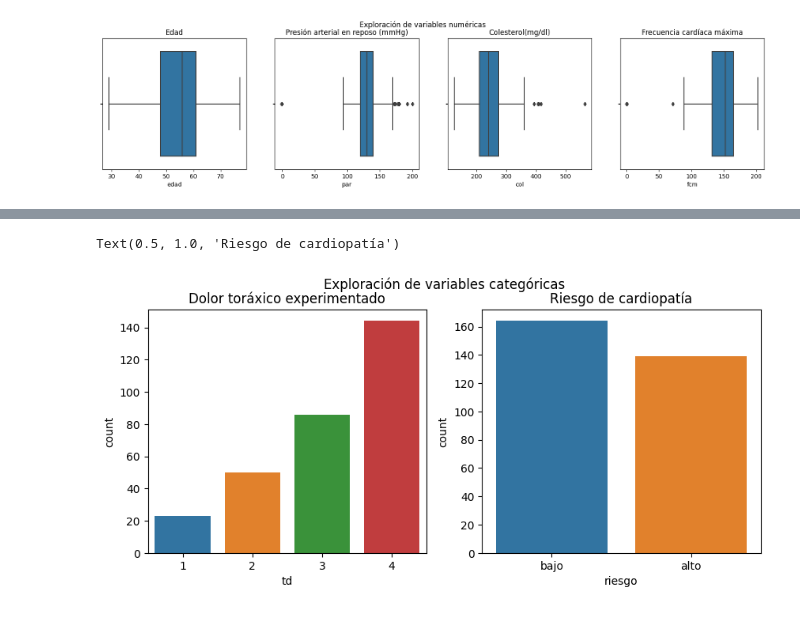
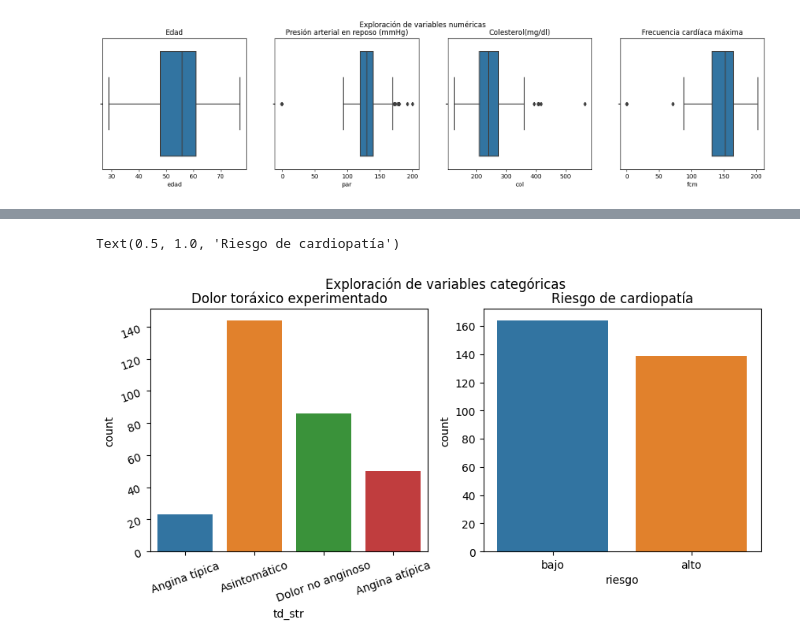
Before and after one commit to FedericoPacheco/tp2-cd, a Jupyter notebook: notebook.ipynb, the cells around one changed output, grey strips where cells are left out. Saved outputs shown, nothing was run; the diff lists cells and outputs as text; code cells hidden in the pictures.

```diff
--- a/notebook.ipynb
+++ b/notebook.ipynb
@@ -45,0 +72,9 @@ Text(0.5, 1.0, 'Frecuencia cardíaca máxima')
+# %%
+td_dic = {
+    1: "Angina típica",
+    2: "Angina atípica",
+    3: "Dolor no anginoso",
+    4: "Asintomático"
+}
+df["td_str"] = df["td"].apply(lambda x: td_dic[x])
+df.head()
@@ -46,32 +88,13 @@ Text(0.5, 1.0, 'Frecuencia cardíaca máxima')
 # %%
 fig, (ax0, ax1) = plt.subplots(nrows = 1, ncols = 2, figsize=(10, 4))
 fig.suptitle("Exploración de variables categóricas")
 
-def td_formatter(num):
-    if num == 1:
-        return "Angina típica"
-    elif num == 2:
-        return "Angina atípica"
-    elif num == 3:
-        return "Dolor no anginoso"
-    elif num == 4:
-        return "Asintomático"
-
-td_dic = {
-    1: "Angina típica",
-    2: "Angina atípica",
-    3: "Dolor no anginoso",
-    4: "Asintomático"
-}
-
-df["td"] = df["td"].apply(lambda x: return td_dic[x])
-
-
-sns.countplot(x = df["td"], ax = ax0)#, formatter = td_formatter)
+sns.countplot(x = df["td_str"], ax = ax0)
 ax0.set_title("Dolor toráxico experimentado")
+ax0.tick_params(labelrotation = 20)
 
 sns.countplot(x = df["riesgo"], ax = ax1)
 ax1.set_title("Riesgo de cardiopatía")
 # %% [output]
 Text(0.5, 1.0, 'Riesgo de cardiopatía')
-[figure, old version]
+[figure, new version]
```
Also changed, not shown: parts of 10 cells of this notebook.
